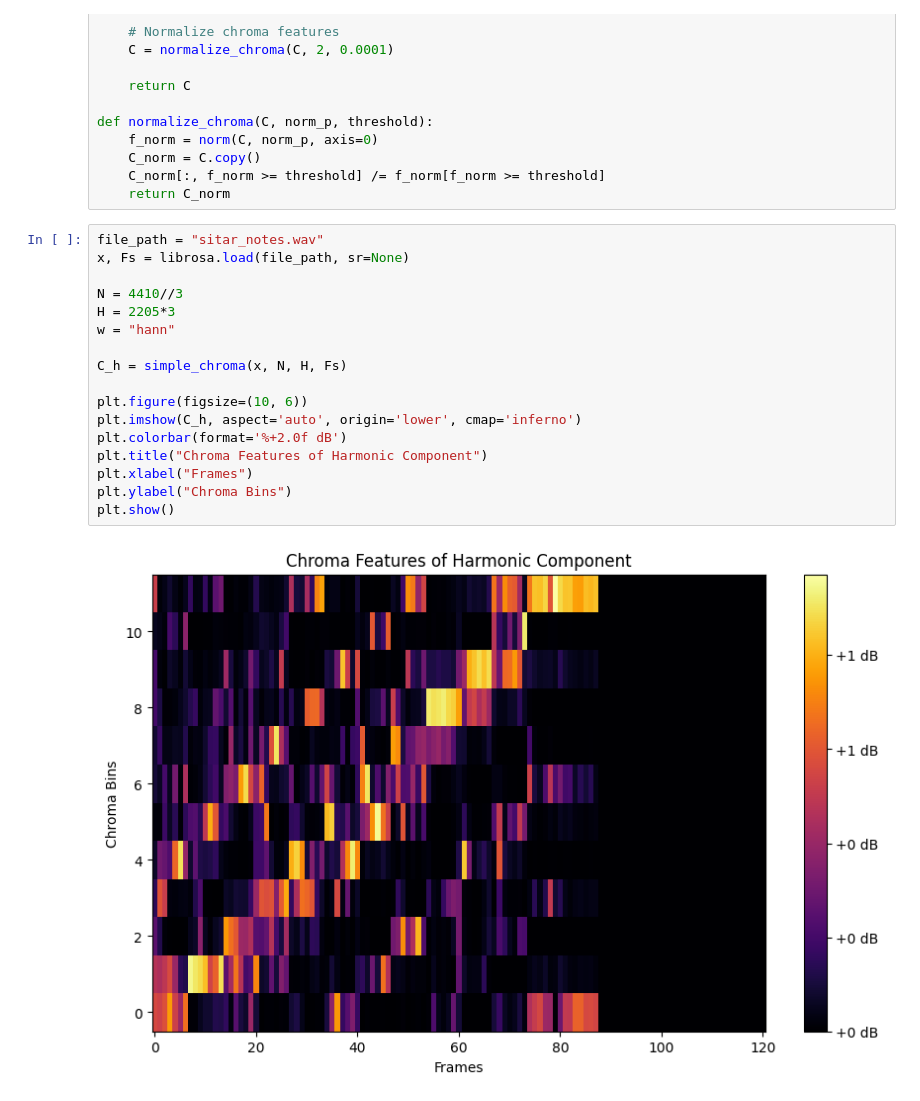
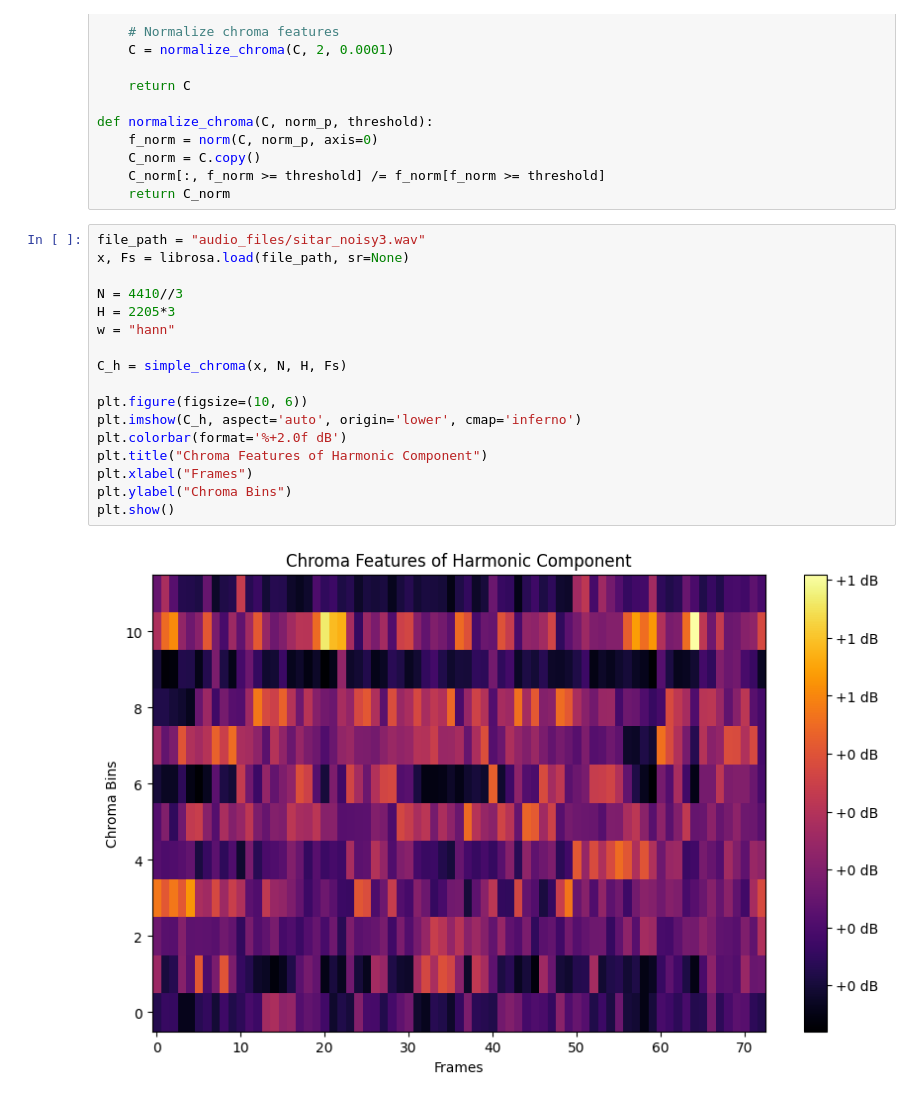
Before and after one commit to chefhaider/MPA_sitar, a Jupyter notebook: notes_extraction.ipynb, the cells around one changed output. Cells and saved outputs as stored; diff of their text form.

```diff
--- a/notes_extraction.ipynb
+++ b/notes_extraction.ipynb
@@ -41,21 +41,21 @@ def normalize_chroma(C, norm_p, threshold):
     C_norm[:, f_norm >= threshold] /= f_norm[f_norm >= threshold]
     return C_norm
 # %%
-file_path = "sitar_notes.wav"
+file_path = "audio_files/sitar_noisy3.wav"
 x, Fs = librosa.load(file_path, sr=None)
 
 N = 4410//3
 H = 2205*3
 w = "hann"
 
 C_h = simple_chroma(x, N, H, Fs)
 
 plt.figure(figsize=(10, 6))
 plt.imshow(C_h, aspect='auto', origin='lower', cmap='inferno')
 plt.colorbar(format='%+2.0f dB')
 plt.title("Chroma Features of Harmonic Component")
 plt.xlabel("Frames")
 plt.ylabel("Chroma Bins")
 plt.show()
 # %% [output]
-[figure, old version]
+[figure, new version]
```
Also changed, not shown: 1 other file.
